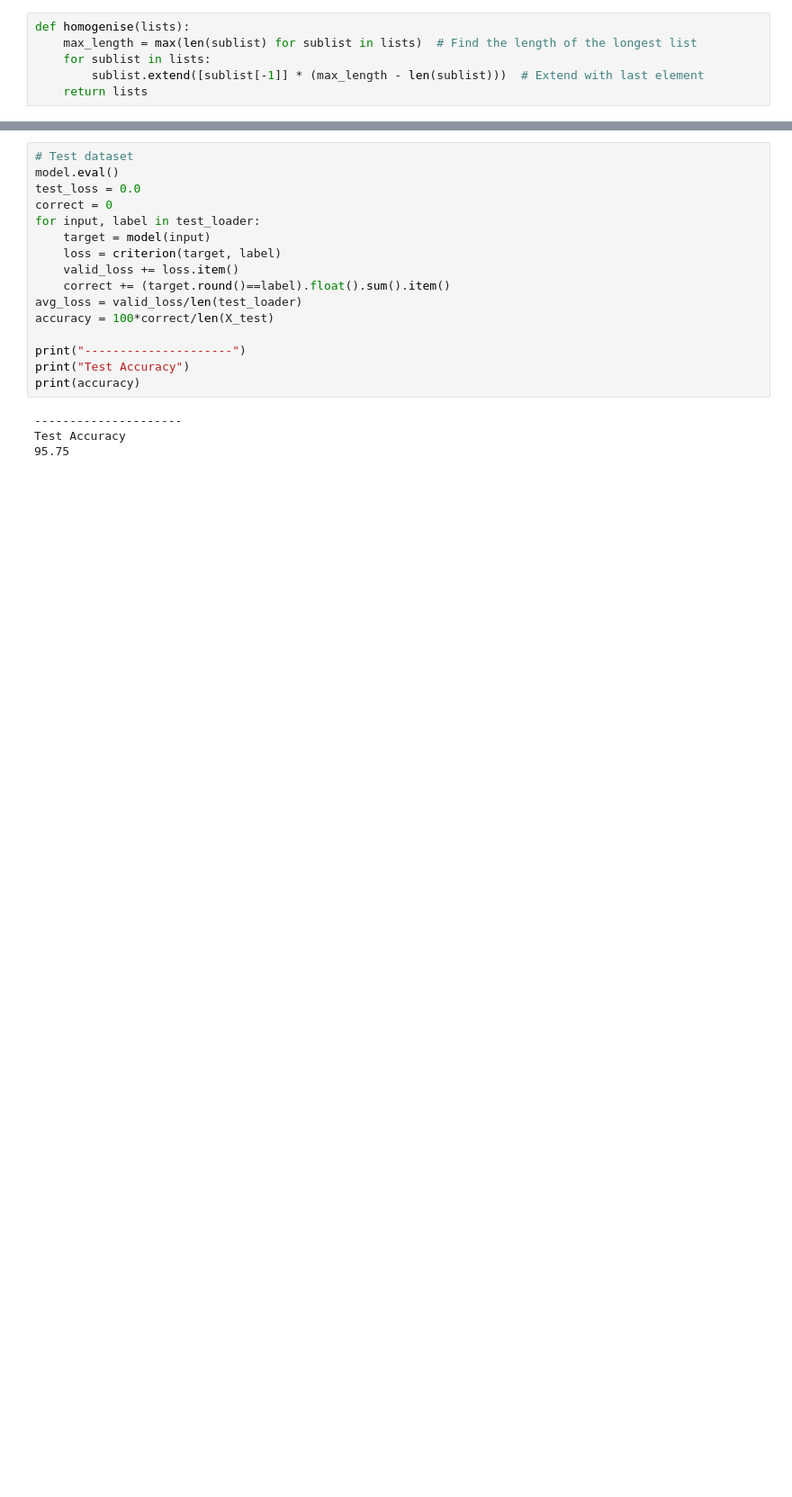
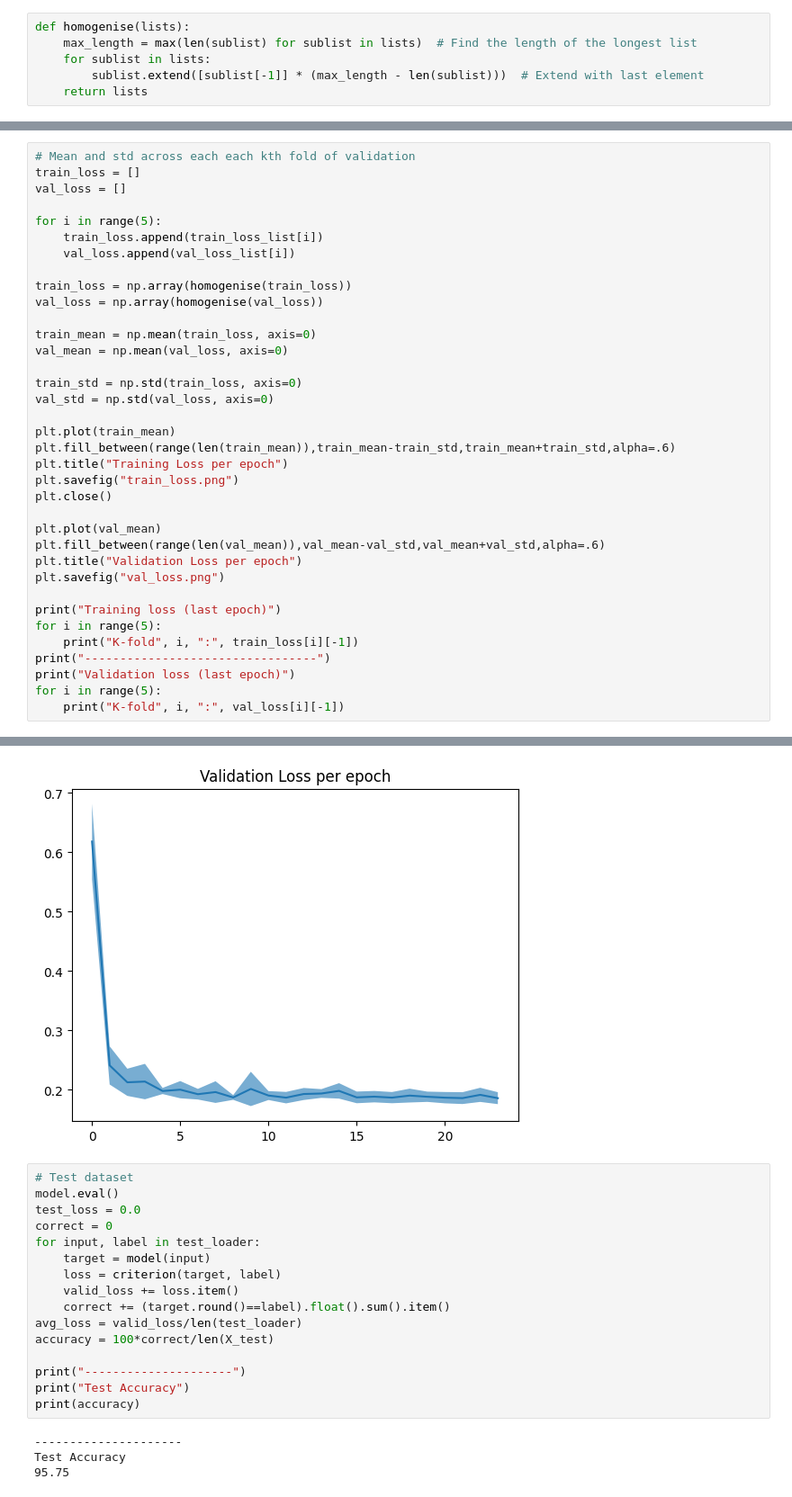
Before and after one commit to rchiso/MML_Coursework, a Jupyter notebook: script.ipynb, the cells around one changed output, grey strips where cells are left out. Shown: that part at 90% size. Saved outputs shown, nothing was run; the diff lists cells and outputs as text; blank space fills up the shorter version.

```diff
--- a/script.ipynb
+++ b/script.ipynb
@@ -179,0 +185,37 @@ K-fold 4 : 95.59027777777777
+# %%
+# Mean and std across each each kth fold of validation
+train_loss = []
+val_loss = []
+
+for i in range(5):
+    train_loss.append(train_loss_list[i])
+    val_loss.append(val_loss_list[i])
+
+train_loss = np.array(homogenise(train_loss))
+val_loss = np.array(homogenise(val_loss))
+
+train_mean = np.mean(train_loss, axis=0)
+val_mean = np.mean(val_loss, axis=0)
+
+train_std = np.std(train_loss, axis=0)
+val_std = np.std(val_loss, axis=0)
+
+plt.plot(train_mean)
+plt.fill_between(range(len(train_mean)),train_mean-train_std,train_mean+train_std,alpha=.6)
+plt.title("Training Loss per epoch")
+plt.savefig("train_loss.png")
+plt.close()
+
+plt.plot(val_mean)
+plt.fill_between(range(len(val_mean)),val_mean-val_std,val_mean+val_std,alpha=.6)
+plt.title("Validation Loss per epoch")
+plt.savefig("val_loss.png")
+
+print("Training loss (last epoch)")
+for i in range(5):
+    print("K-fold", i, ":", train_loss[i][-1])
+print("---------------------------------")
+print("Validation loss (last epoch)")
+for i in range(5):
+    print("K-fold", i, ":", val_loss[i][-1])
+# %% [output]
@@ -180,3 +235,4 @@ K-fold 4 : 95.59027777777777
+[figure, added]
 # %%
 # Test dataset
 model.eval()
```
Also changed, not shown: parts of 3 cells of this notebook, 4 other files.
